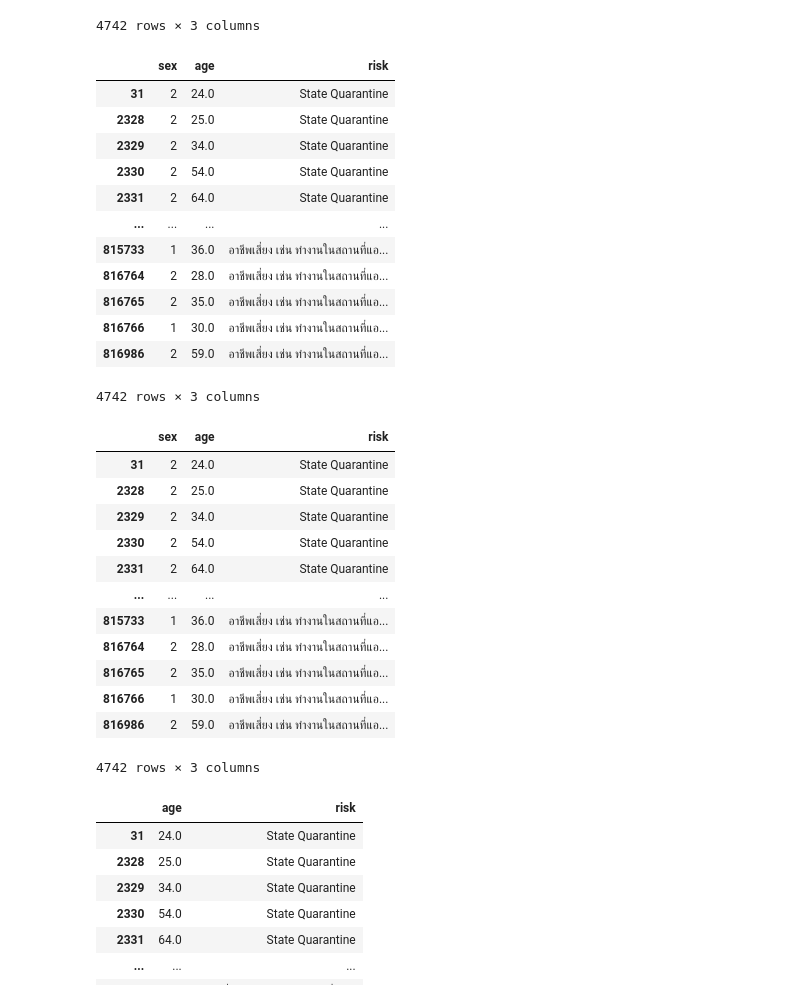
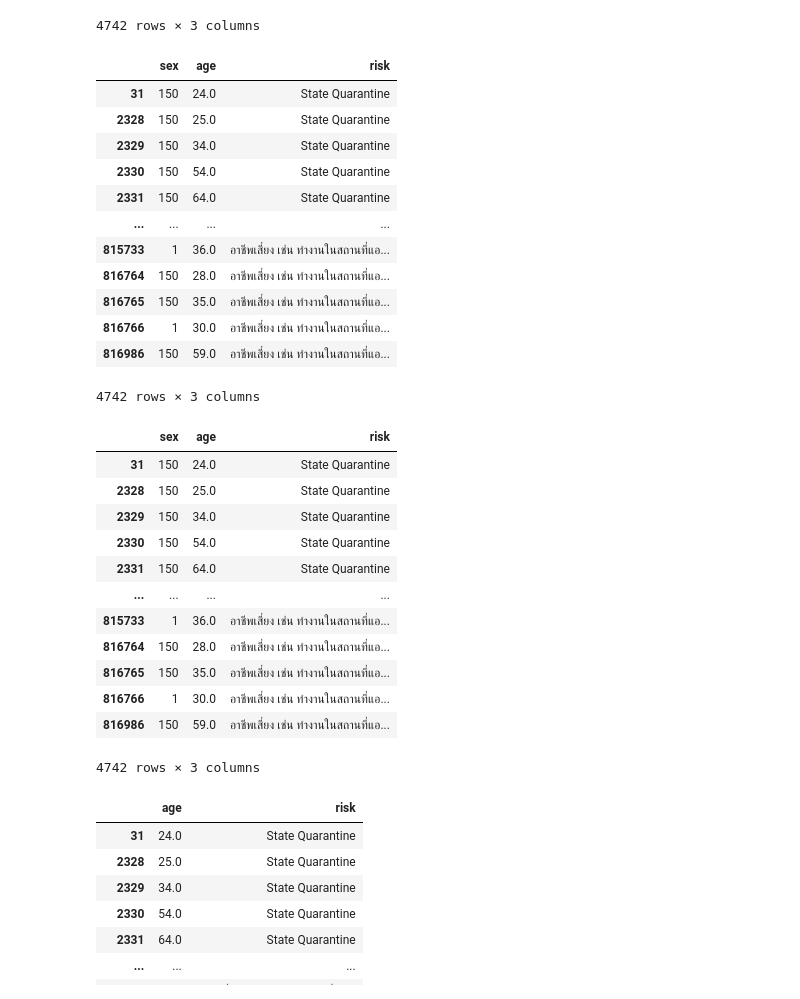
Before and after one commit to 623020514-5/Python-Data-Viz.-, a Jupyter notebook: DataViz01_Table_Data.ipynb, the cells around one changed output. Saved outputs shown, nothing was run; the diff lists cells and outputs as text; code cells hidden in the pictures.

```diff
--- a/DataViz01_Table_Data.ipynb
+++ b/DataViz01_Table_Data.ipynb
@@ -346,38 +346,38 @@ data_FM
 | 816986 | ชาย | 59.0 | อาชีพเสี่ยง เช่น ทำงานในสถานที่แอ... |
 4742 rows × 3 columns
 # %%
-data_M = data_FM.replace('ชาย',2) #กำหนดเพศชายเป็น100
+data_M = data_FM.replace('ชาย',150) #กำหนดเพศชายเป็น150
 data_M
 # %% [output]
 |  | sex | age | risk |
-| 31 | 2 | 24.0 | State Quarantine |
-| 2328 | 2 | 25.0 | State Quarantine |
-| 2329 | 2 | 34.0 | State Quarantine |
-| 2330 | 2 | 54.0 | State Quarantine |
-| 2331 | 2 | 64.0 | State Quarantine |
+| 31 | 150 | 24.0 | State Quarantine |
+| 2328 | 150 | 25.0 | State Quarantine |
+| 2329 | 150 | 34.0 | State Quarantine |
+| 2330 | 150 | 54.0 | State Quarantine |
+| 2331 | 150 | 64.0 | State Quarantine |
 | ... | ... | ... | ... |
 | 815733 | 1 | 36.0 | อาชีพเสี่ยง เช่น ทำงานในสถานที่แอ... |
-| 816764 | 2 | 28.0 | อาชีพเสี่ยง เช่น ทำงานในสถานที่แอ... |
-| 816765 | 2 | 35.0 | อาชีพเสี่ยง เช่น ทำงานในสถานที่แอ... |
+| 816764 | 150 | 28.0 | อาชีพเสี่ยง เช่น ทำงานในสถานที่แอ... |
+| 816765 | 150 | 35.0 | อาชีพเสี่ยง เช่น ทำงานในสถานที่แอ... |
 | 816766 | 1 | 30.0 | อาชีพเสี่ยง เช่น ทำงานในสถานที่แอ... |
-| 816986 | 2 | 59.0 | อาชีพเสี่ยง เช่น ทำงานในสถานที่แอ... |
+| 816986 | 150 | 59.0 | อาชีพเสี่ยง เช่น ทำงานในสถานที่แอ... |
 4742 rows × 3 columns
 # %%
-data_N = data_M.replace('ไม่ได้ระบุ',3) #กำหนดเพศชายเป็น100
+data_N = data_M.replace('ไม่ได้ระบุ',300) #กำหนดไม่ระบุเพศเป็น300
 data_N
 # %% [output]
 |  | sex | age | risk |
-| 31 | 2 | 24.0 | State Quarantine |
-| 2328 | 2 | 25.0 | State Quarantine |
-| 2329 | 2 | 34.0 | State Quarantine |
-| 2330 | 2 | 54.0 | State Quarantine |
-| 2331 | 2 | 64.0 | State Quarantine |
+| 31 | 150 | 24.0 | State Quarantine |
+| 2328 | 150 | 25.0 | State Quarantine |
+| 2329 | 150 | 34.0 | State Quarantine |
+| 2330 | 150 | 54.0 | State Quarantine |
+| 2331 | 150 | 64.0 | State Quarantine |
 | ... | ... | ... | ... |
 | 815733 | 1 | 36.0 | อาชีพเสี่ยง เช่น ทำงานในสถานที่แอ... |
-| 816764 | 2 | 28.0 | อาชีพเสี่ยง เช่น ทำงานในสถานที่แอ... |
-| 816765 | 2 | 35.0 | อาชีพเสี่ยง เช่น ทำงานในสถานที่แอ... |
+| 816764 | 150 | 28.0 | อาชีพเสี่ยง เช่น ทำงานในสถานที่แอ... |
+| 816765 | 150 | 35.0 | อาชีพเสี่ยง เช่น ทำงานในสถานที่แอ... |
 | 816766 | 1 | 30.0 | อาชีพเสี่ยง เช่น ทำงานในสถานที่แอ... |
-| 816986 | 2 | 59.0 | อาชีพเสี่ยง เช่น ทำงานในสถานที่แอ... |
+| 816986 | 150 | 59.0 | อาชีพเสี่ยง เช่น ทำงานในสถานที่แอ... |
 4742 rows × 3 columns
 # %%
 data_risk2 = data_N[['age','risk']] #เลือกเอาเฉพาะข้อมูลที่จะทำกราฟ
```
Also changed, not shown: parts of 4 cells of this notebook.
